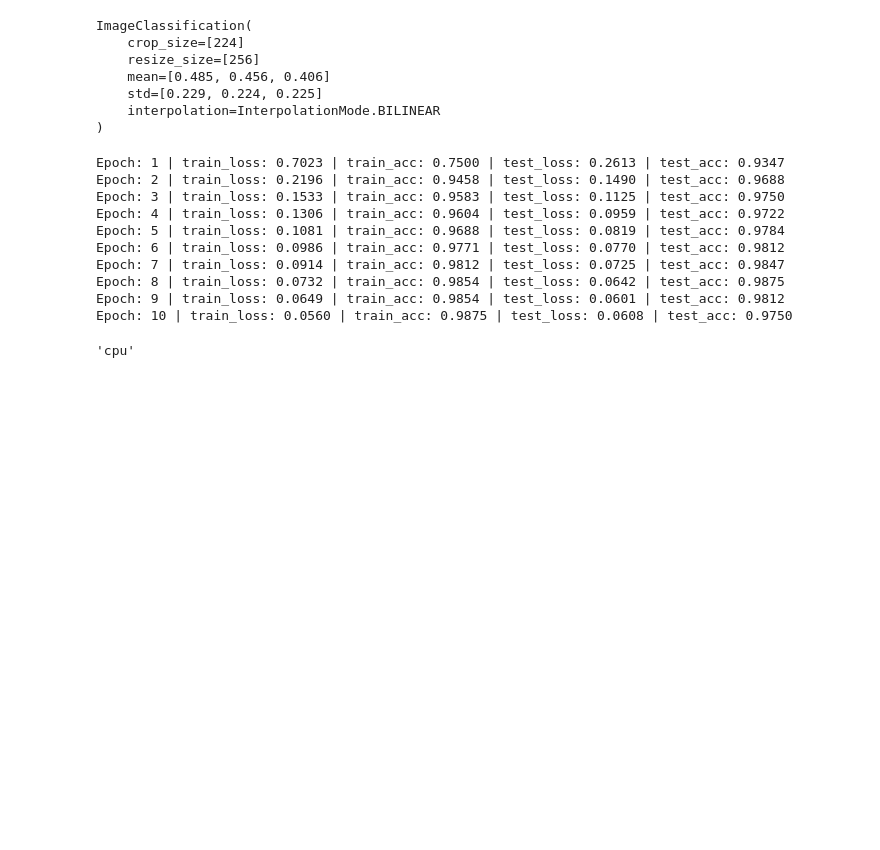
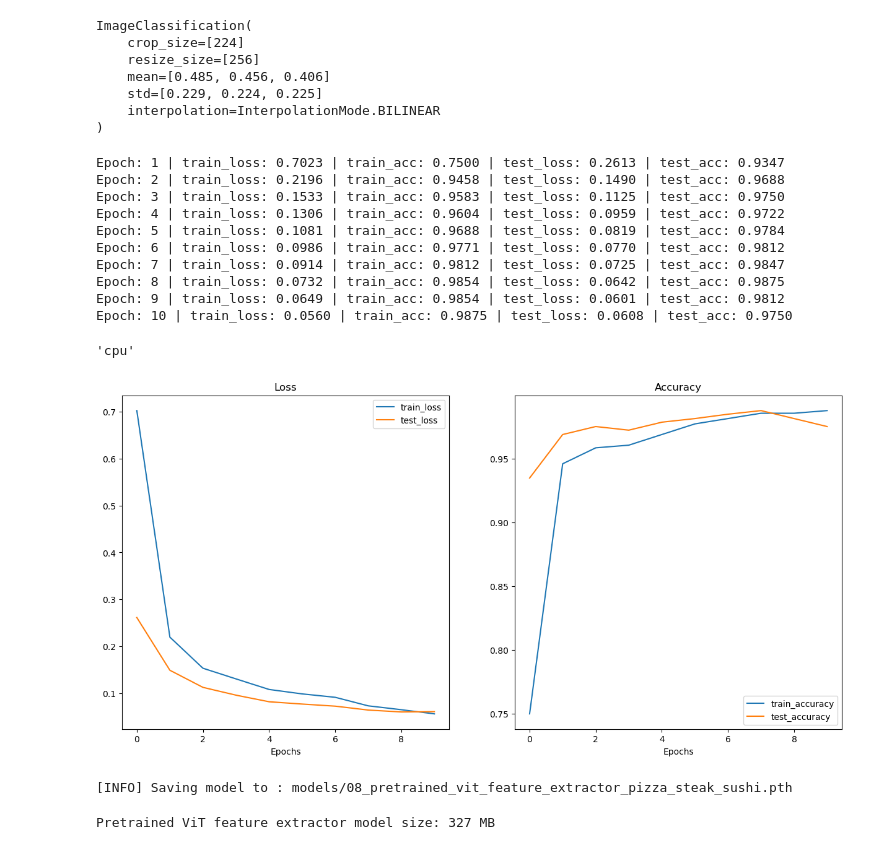
Before and after one commit to ErikLarssonDev/PyTorch, a Jupyter notebook: 08_vision_transformer.ipynb, the cells around one changed output. Drawn from its saved outputs; the diff is of its cells as text; code cells hidden in the pictures; blank space fills up the shorter version.

Commit message:
Vision transformer, save model

```diff
--- a/08_vision_transformer.ipynb
+++ b/08_vision_transformer.ipynb
@@ -1111,3 +1111,25 @@ Epoch: 10 | train_loss: 0.0560 | train_acc: 0.9875 | test_loss: 0.0608 | test_ac
 device # Got error when running pretrained model on mps
 # %% [output]
 'cpu'
+# %%
+# Plot the loss curves
+plot_loss_curves(pretrained_vit_results)
+# %% [output]
+[figure, added]
+# %%
+# Save the model
+from going_modular import utils
+
+utils.save_model(model=pretrained_vit,
+                 target_dir="models",
+                 model_name="08_pretrained_vit_feature_extractor_pizza_steak_sushi.pth")
+# %% [output]
+[INFO] Saving model to : models/08_pretrained_vit_feature_extractor_pizza_steak_sushi.pth
+# %%
+from pathlib import Path
+
+# Get the model size in bytes then convert to megabytes
+pretrained_vit_model_size = Path("models/08_pretrained_vit_feature_extractor_pizza_steak_sushi.pth").stat().st_size // (1024*1024) # division converts bytes to megabytes (roughly)
+print(f"Pretrained ViT feature extractor model size: {pretrained_vit_model_size} MB")
+# %% [output]
+Pretrained ViT feature extractor model size: 327 MB
```
